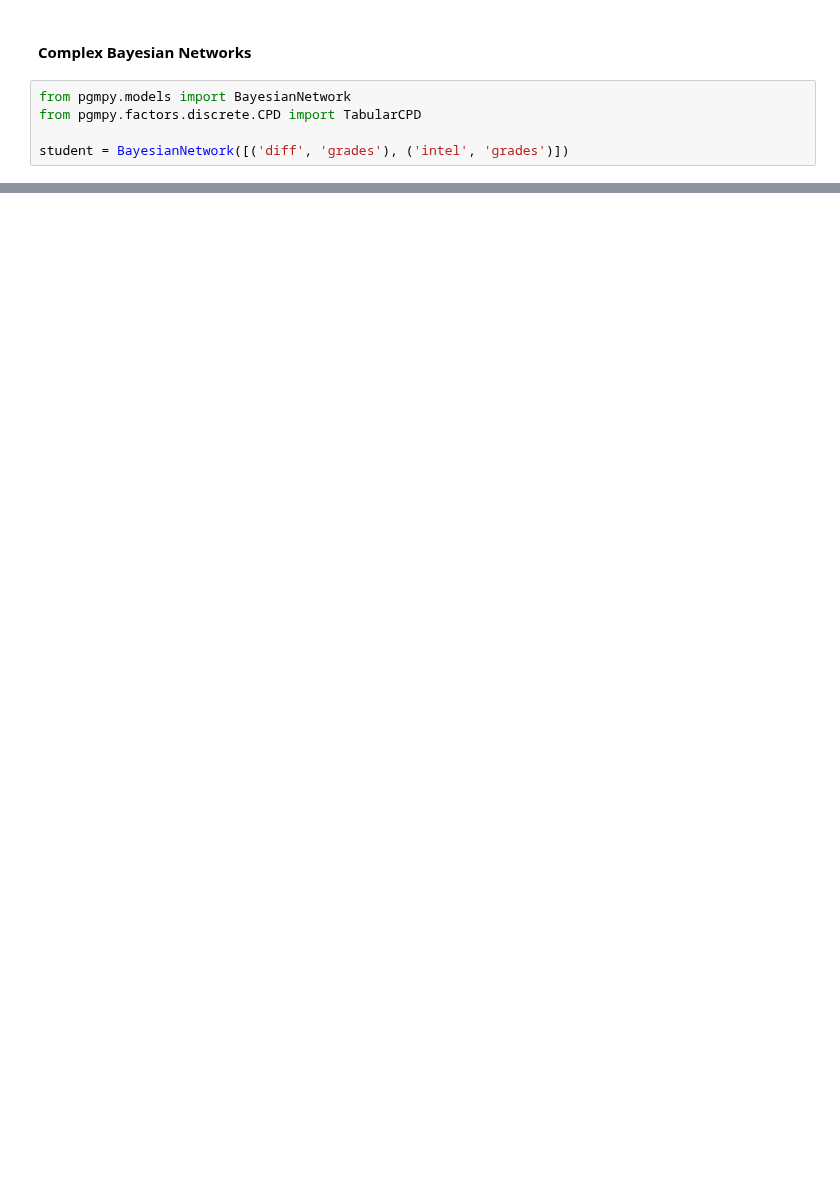
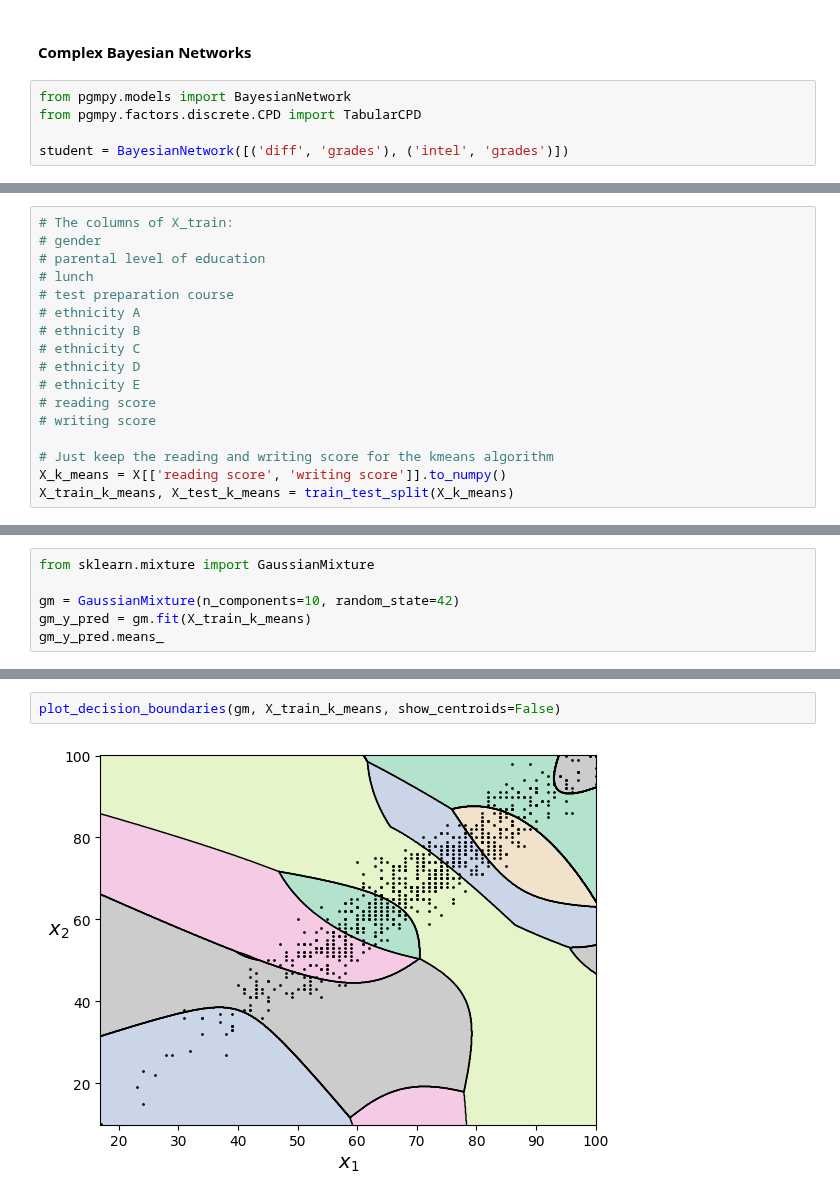
Before and after one commit to lascha212/F21DL, a Jupyter notebook: labs1-5.ipynb, the cells around one changed output, grey strips where cells are left out. Cells and saved outputs as stored; diff of their text form; blank space fills up the shorter version.

```diff
--- a/labs1-5.ipynb
+++ b/labs1-5.ipynb
@@ -624,0 +639,17 @@ student = BayesianNetwork([('diff', 'grades'), ('intel', 'grades')])
+# %%
+# The columns of X_train:
+# gender
+# parental level of education
+# lunch
+# test preparation course
+# ethnicity A
+# ethnicity B
+# ethnicity C
+# ethnicity D
+# ethnicity E
+# reading score
+# writing score
+
+# Just keep the reading and writing score for the kmeans algorithm
+X_k_means = X[['reading score', 'writing score']].to_numpy()
+X_train_k_means, X_test_k_means = train_test_split(X_k_means)
@@ -624,0 +807,6 @@ student = BayesianNetwork([('diff', 'grades'), ('intel', 'grades')])
+# %%
+from sklearn.mixture import GaussianMixture
+
+gm = GaussianMixture(n_components=10, random_state=42)
+gm_y_pred = gm.fit(X_train_k_means)
+gm_y_pred.means_
@@ -624,0 +824,4 @@ student = BayesianNetwork([('diff', 'grades'), ('intel', 'grades')])
+# %%
+plot_decision_boundaries(gm, X_train_k_means, show_centroids=False)
+# %% [output]
+[figure, added]
```
Also changed, not shown: parts of 40 cells of this notebook, 1 other file.
